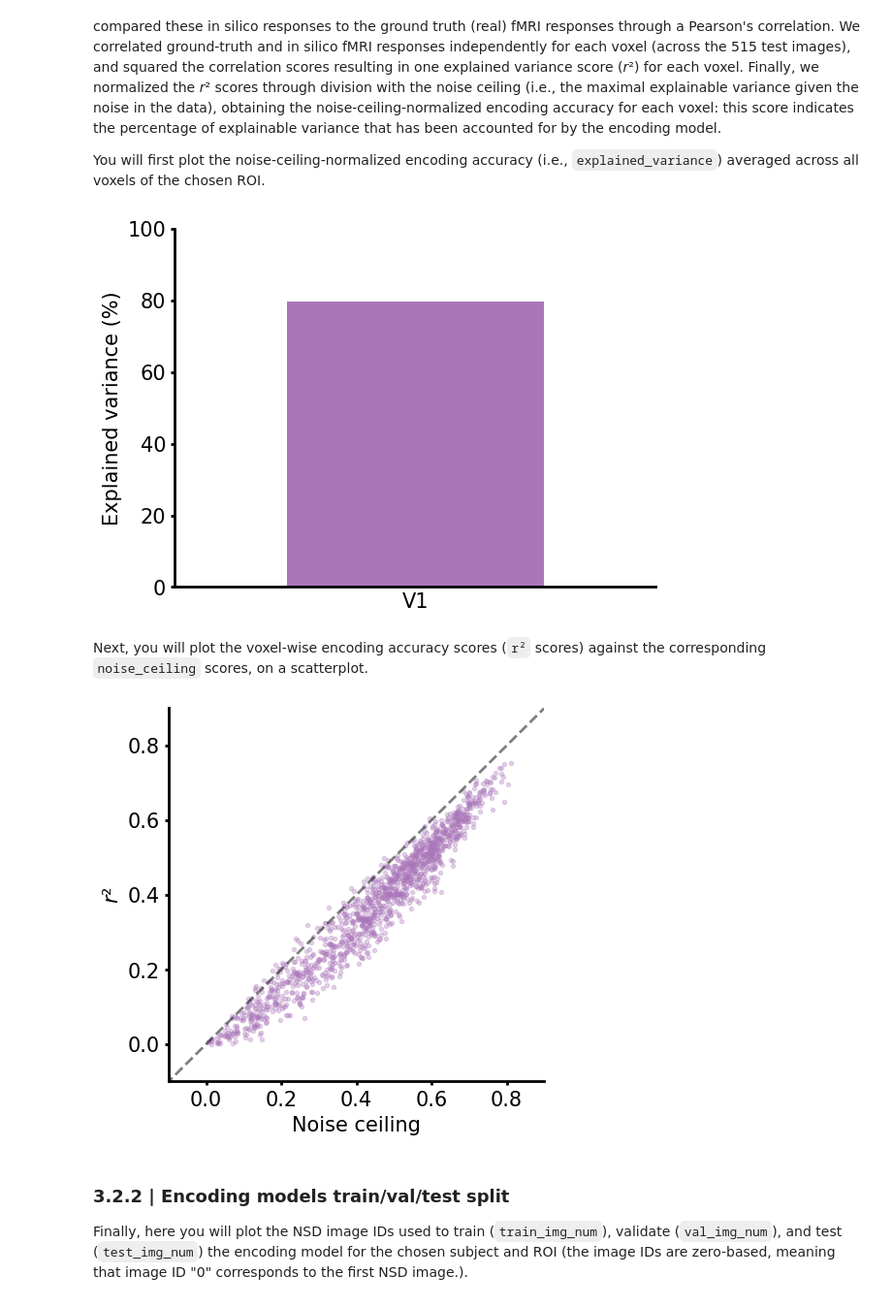
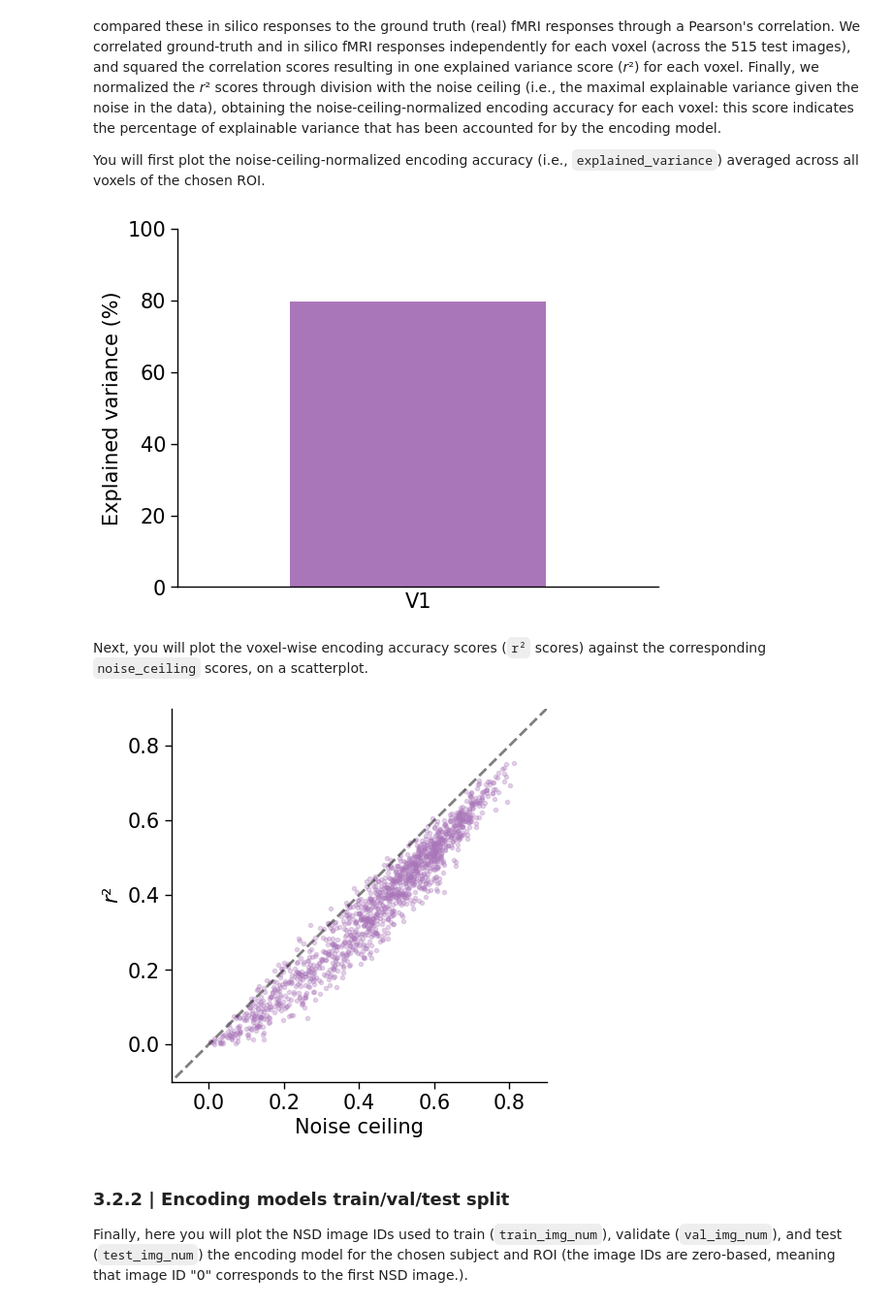
Before and after one commit to gifale95/BERG, a Jupyter notebook: tutorials/nest_fmri_tutorial.ipynb, the cells around one changed output. Shown: that part at 97% size. Drawn from its saved outputs; the diff is of its cells as text; code cells hidden in the pictures.

```diff
--- a/tutorials/nest_fmri_tutorial.ipynb
+++ b/tutorials/nest_fmri_tutorial.ipynb
@@ -356,11 +356,11 @@ matplotlib.rcParams['font.sans-serif'] = 'DejaVu Sans'
 matplotlib.rcParams['font.size'] = fontsize
 plt.rc('xtick', labelsize=fontsize)
 plt.rc('ytick', labelsize=fontsize)
-matplotlib.rcParams['axes.linewidth'] = 2
-matplotlib.rcParams['xtick.major.width'] = 2
-matplotlib.rcParams['xtick.major.size'] = 3
-matplotlib.rcParams['ytick.major.width'] = 2
-matplotlib.rcParams['ytick.major.size'] = 3
+matplotlib.rcParams['axes.linewidth'] = 1
+matplotlib.rcParams['xtick.major.width'] = 1
+matplotlib.rcParams['xtick.major.size'] = 5
+matplotlib.rcParams['ytick.major.width'] = 1
+matplotlib.rcParams['ytick.major.size'] = 5
 matplotlib.rcParams['axes.spines.left'] = True
 matplotlib.rcParams['axes.spines.bottom'] = True
 matplotlib.rcParams['axes.spines.right'] = False
@@ -428,11 +428,11 @@ matplotlib.rcParams['font.sans-serif'] = 'DejaVu Sans'
 matplotlib.rcParams['font.size'] = fontsize
 plt.rc('xtick', labelsize=fontsize)
 plt.rc('ytick', labelsize=fontsize)
-matplotlib.rcParams['axes.linewidth'] = 2
-matplotlib.rcParams['xtick.major.width'] = 2
-matplotlib.rcParams['xtick.major.size'] = 3
-matplotlib.rcParams['ytick.major.width'] = 2
-matplotlib.rcParams['ytick.major.size'] = 3
+matplotlib.rcParams['axes.linewidth'] = 1
+matplotlib.rcParams['xtick.major.width'] = 1
+matplotlib.rcParams['xtick.major.size'] = 5
+matplotlib.rcParams['ytick.major.width'] = 1
+matplotlib.rcParams['ytick.major.size'] = 5
 matplotlib.rcParams['axes.spines.left'] = True
 matplotlib.rcParams['axes.spines.bottom'] = True
 matplotlib.rcParams['axes.spines.right'] = False
@@ -442,7 +442,7 @@ colors = [(170/255, 118/255, 186/255)]
 
 # Plot the mean noise-ceiling normalized encoding accuracy
 encoding_acc = np.mean(insilico_fmri_metadata['encoding_models']\
-    ['encoding_accuracy']['noise_normalized_encoding']) * 100
+    ['explained_variance'])
 plt.plot()
 plt.bar(1, encoding_acc, color=colors[0])
 plt.ylabel('Explained variance (%)',
@@ -452,24 +452,23 @@ plt.xlabel(roi, fontsize=fontsize)
 plt.xticks([])
 plt.xlim(left=0.25, right=1.75);
 # %% [output]
-[figure, old version]
+[figure, new version]
 # %% [markdown]
 Next, you will plot the voxel-wise encoding accuracy scores (`r²` scores) against the corresponding `noise_ceiling` scores, on a scatterplot.
 # %%
-r2 = insilico_fmri_metadata['encoding_models']['encoding_accuracy']['r2']
-noise_ceiling = insilico_fmri_metadata['encoding_models']['encoding_accuracy']\
-    ['noise_ceiling']
+r2 = insilico_fmri_metadata['encoding_models']['r2']
+noise_ceiling = insilico_fmri_metadata['encoding_models']['noise_ceiling']
 
 plt.figure(figsize=(5,5))
 plt.plot(np.arange(-1,1.1,.1), np.arange(-1,1.1,.1), '--k', linewidth=2,
     alpha=.5)
 plt.scatter(noise_ceiling, r2, color=colors[0], alpha=.3)
 plt.ylabel('$r$²', fontsize=fontsize)
 plt.ylim(bottom=-.1, top=.9)
 plt.xlabel('Noise ceiling', fontsize=fontsize)
 plt.xlim(left=-.1, right=.9);
 # %% [output]
-[figure, old version]
+[figure, new version]
 # %% [markdown]
 ### 3.2.2 | Encoding models train/val/test split
 
```
Also changed, not shown: parts of 3 cells of this notebook.
